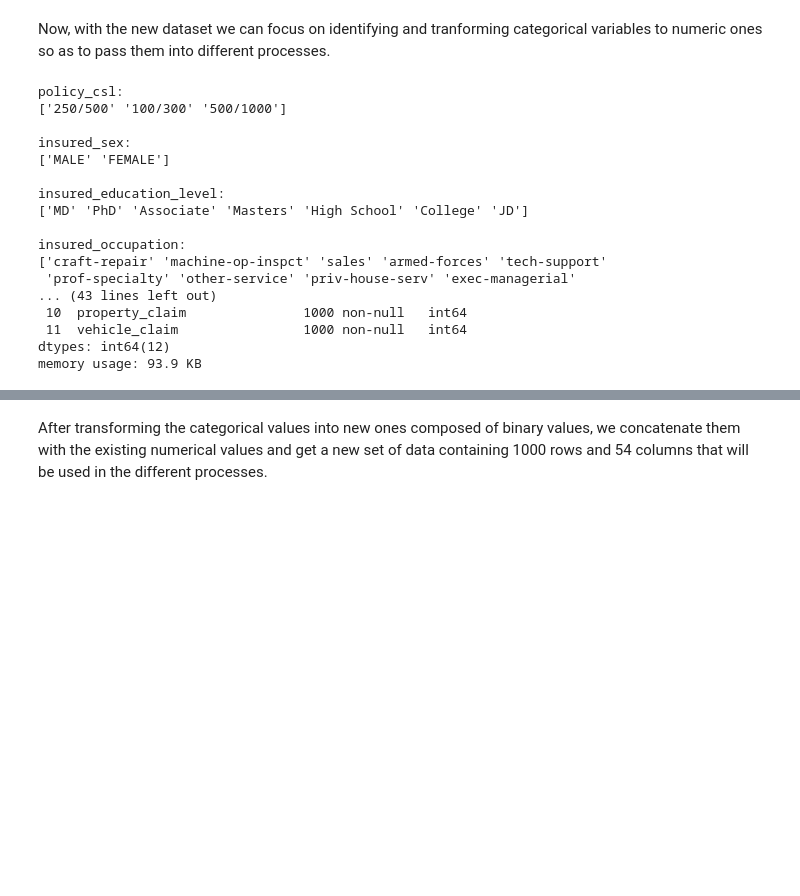
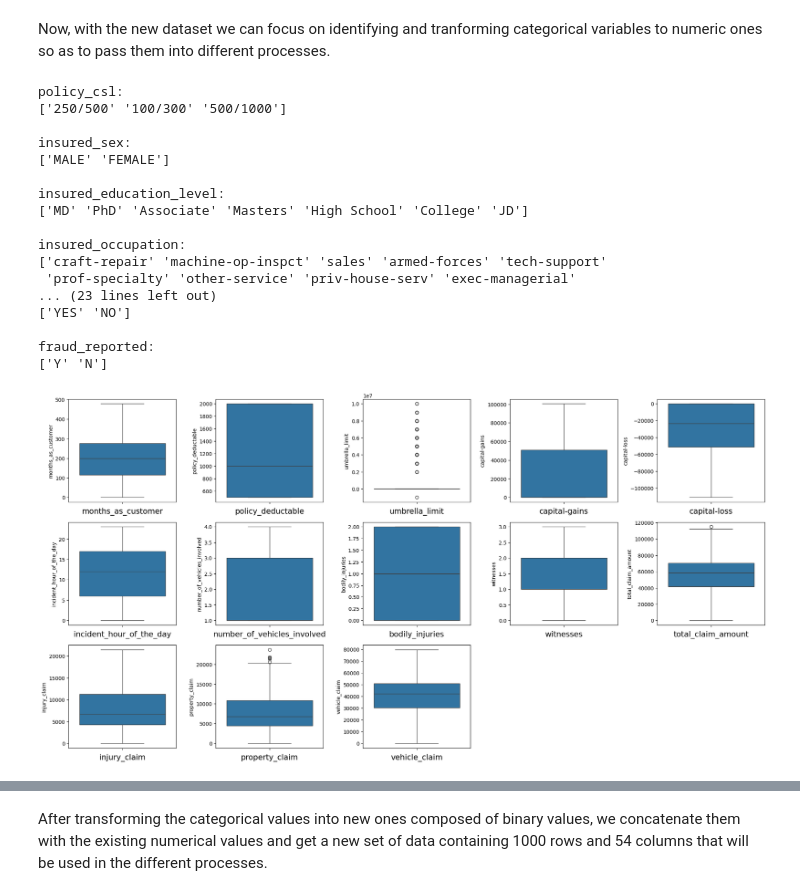
Before and after one commit to Regis0323/Module_1, a Jupyter notebook: Rurangwa_Assignment_Module_1.ipynb, the cells around one changed output, grey strips where cells are left out. Cells and saved outputs as stored; diff of their text form; code cells hidden in the pictures; blank space fills up the shorter version.

```diff
--- a/Rurangwa_Assignment_Module_1.ipynb
+++ b/Rurangwa_Assignment_Module_1.ipynb
@@ -261,7 +254,7 @@ dtype: int64
 # %% [markdown]
 After all these analyses, we decide to remove all the variables found below given that they are not necessary for the prediction for various reasons (zero values, high correlation, etc.) and showcase the summary/info about the remaining ones.
 # %%
-clean_data = claims_data.drop(['_c39', 'total_claim_amount', 'age','policy_number','policy_bind_date','policy_state','insured_hobbies','auto_year','auto_make','auto_model','incident_location',
+clean_data = claims_data.drop(['_c39', 'age','policy_number','policy_bind_date','policy_state','insured_hobbies','auto_year','auto_make','auto_model','incident_location',
            'incident_state','incident_city','incident_date','insured_zip'],axis=1)
 display(clean_data.head())
 print(clean_data.info())
@@ -299,13 +292,6 @@ for col in categorical_values.columns:
    print(f"{col}: \n{categorical_values[col].unique()}\n")
 new_categorical_values = pd.get_dummies(categorical_values, drop_first = True)
 new_categorical_values = new_categorical_values.astype(int)
-# Getting the numerical values as well
-numerical_values = clean_data.select_dtypes(include = ['int64'])
-# Putting together the new categorical values and the existing numerical values
-new_clean_data=pd.concat([numerical_values, new_categorical_values], axis = 1)
-new_clean_data.head()
-#lien du meilleur code : https://www.kaggle.com/code/niteshyadav3103/insurance-fraud-detection-using-12-models/notebook
-#mais aussi : https://databricks-prod-cloudfront.cloud.databricks.com/public/4027ec902e239c93eaaa8714f173bcfc/4954928053318020/1058911316420443/167703932442645/latest.html
 # %% [output]
 policy_csl:
 ['250/500' '100/300' '500/1000']
@@ -319,8 +305,24 @@ insured_education_level:
 insured_occupation:
 ['craft-repair' 'machine-op-inspct' 'sales' 'armed-forces' 'tech-support'
  'prof-specialty' 'other-service' 'priv-house-serv' 'exec-managerial'
-... (43 lines left out)
- 10  property_claim               1000 non-null   int64
- 11  vehicle_claim                1000 non-null   int64
-dtypes: int64(12)
-memory usage: 93.9 KB
+... (23 lines left out)
+['YES' 'NO']
+
+fraud_reported:
+['Y' 'N']
+# %%
+# Getting the numerical values as well
+numerical_values = clean_data.select_dtypes(include = ['int64'])
+# Boxplots to see if there are any outliers
+plt.figure(figsize = (20, 20))
+pltnbr = 1
+for col in numerical_values.columns:
+    if pltnbr <= 13:
+        ax = plt.subplot(6, 5, pltnbr)
+        sns.boxplot(numerical_values[col])
+        plt.xlabel(col, fontsize = 15)
+    pltnbr += 1
+plt.tight_layout()
+plt.show()
+# %% [output]
+[figure, added]
```
Also changed, not shown: parts of 30 cells of this notebook.
